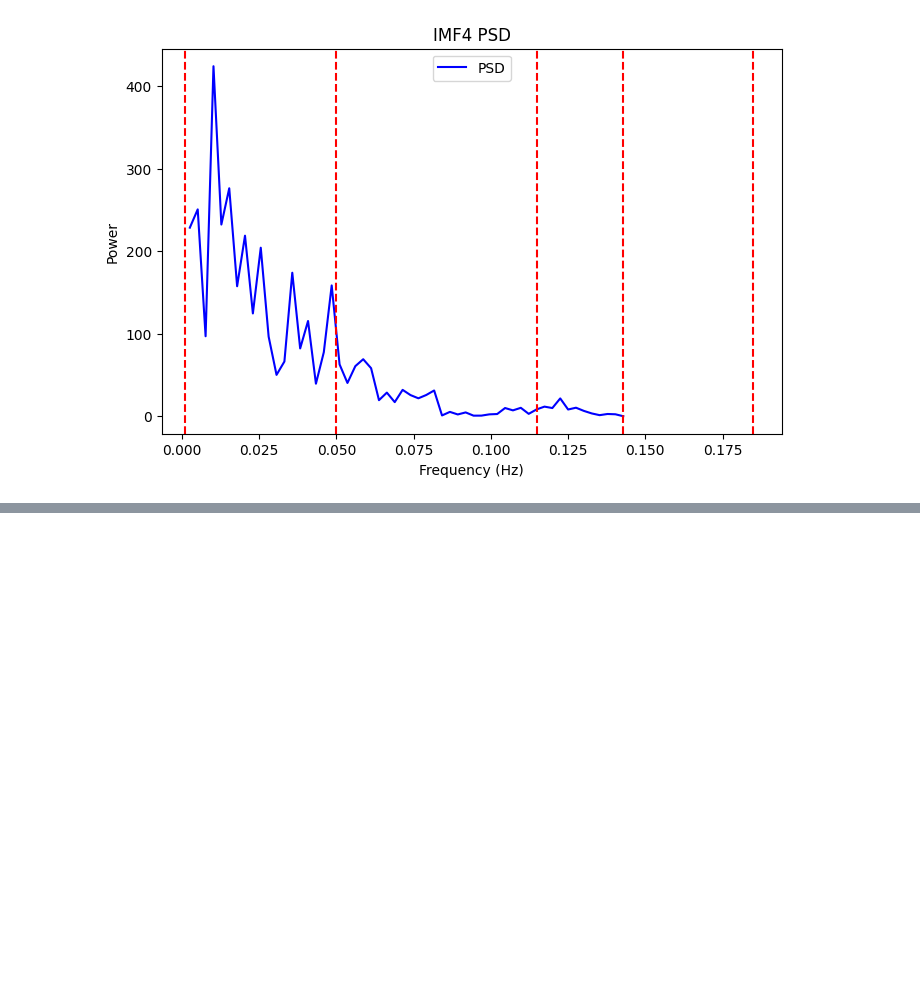
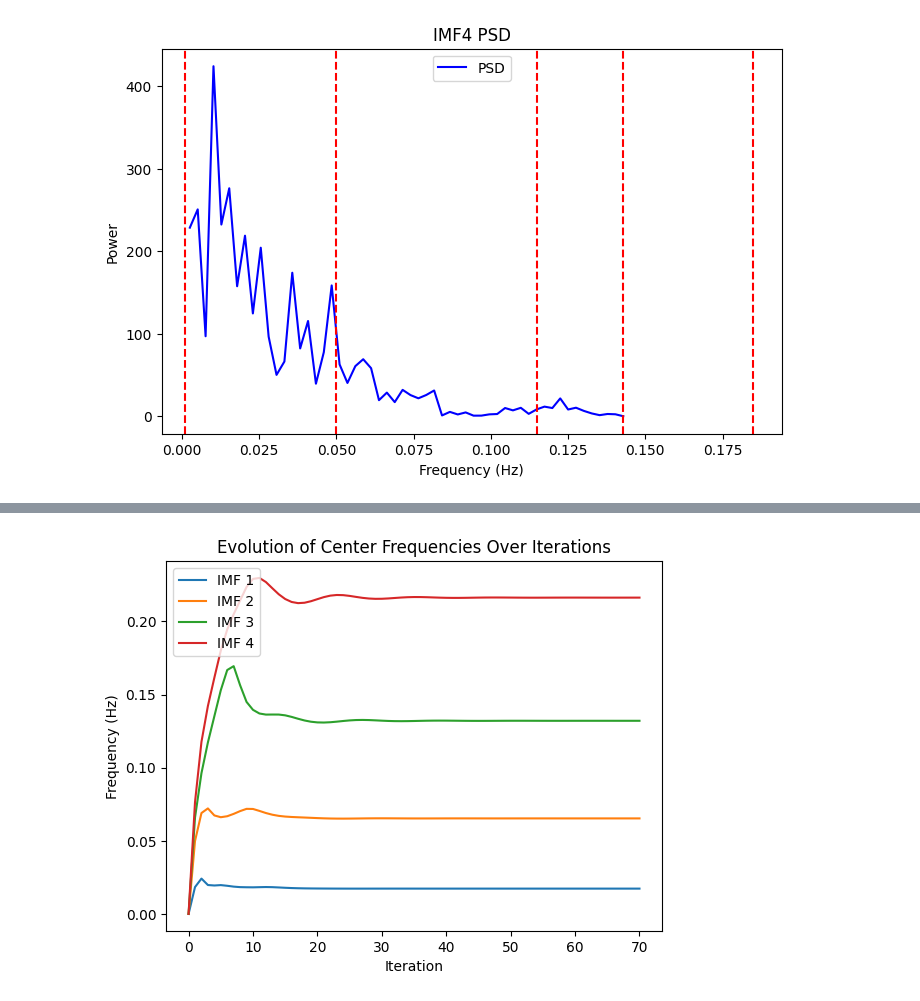
Before and after one commit to youngchan-ryu/ENIGMA_OCD_MBBN, a Jupyter notebook: ENIGMA-OCD results/QC/Four_channel_band_division.ipynb, the cells around one changed output, grey strips where cells are left out. Drawn from its saved outputs; the diff is of its cells as text; code cells hidden in the pictures; blank space fills up the shorter version.

```diff
--- a/ENIGMA-OCD results/QC/Four_channel_band_division.ipynb
+++ b/ENIGMA-OCD results/QC/Four_channel_band_division.ipynb
@@ -225,0 +471,11 @@ Nyquist frequency: 0.14285714285714285
+# %%
+# plot frequency evolution over iterations
+for k in range(K):
+    plt.plot(omega[:, k] / TR, label=f'IMF {k+1}')
+plt.legend()
+plt.title("Evolution of Center Frequencies Over Iterations")
+plt.xlabel("Iteration")
+plt.ylabel("Frequency (Hz)")
+plt.show()
+# %% [output]
+[figure, added]
```
Also changed, not shown: parts of 30 cells of this notebook, 43 other files.
